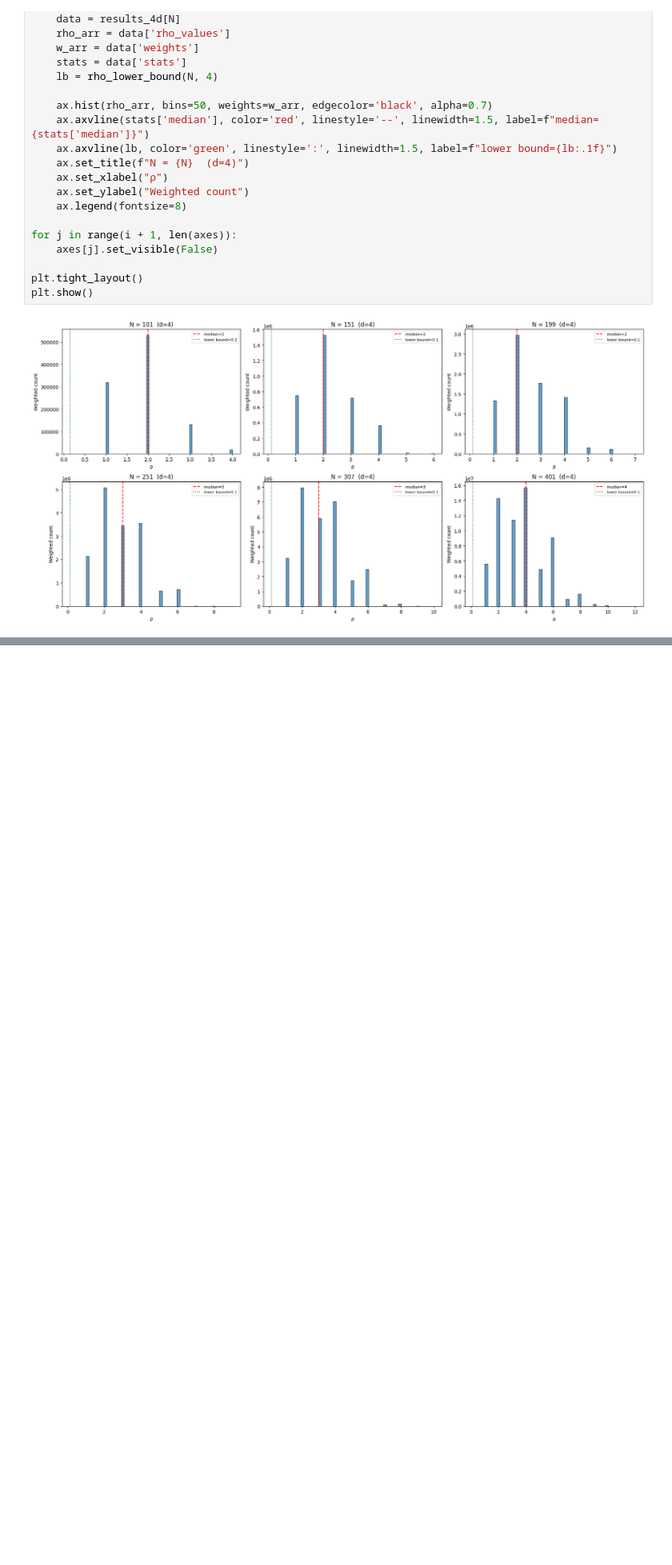
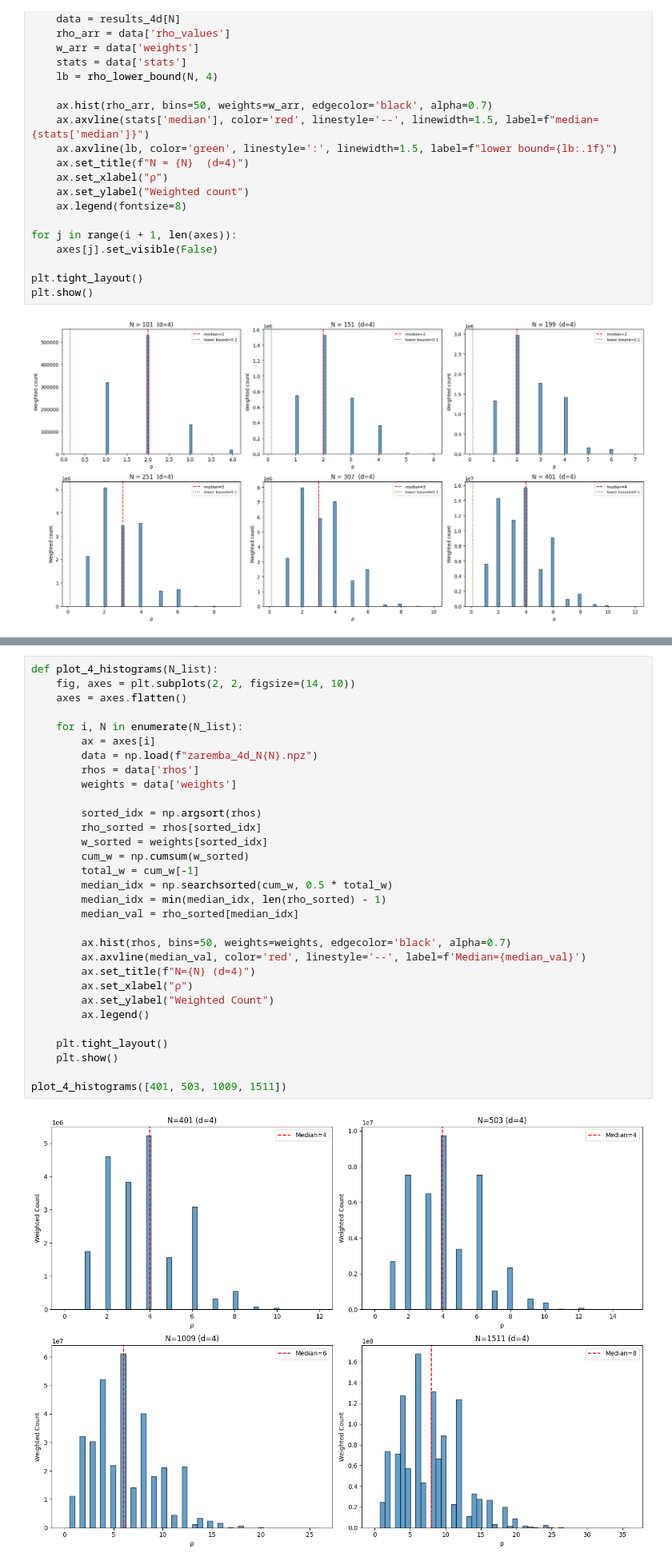
Before and after one commit to Paul-F7/kronecker-project, a Jupyter notebook: phase5.ipynb, the cells around one changed output, grey strips where cells are left out. Shown at 80% size. Saved outputs shown, nothing was run; the diff lists cells and outputs as text; blank space fills up the shorter version.

```diff
--- a/phase5.ipynb
+++ b/phase5.ipynb
@@ -327,0 +514,33 @@ plt.show()
+# %%
+def plot_4_histograms(N_list):
+    fig, axes = plt.subplots(2, 2, figsize=(14, 10))
+    axes = axes.flatten()
+
+    for i, N in enumerate(N_list):
+        ax = axes[i]
+        data = np.load(f"zaremba_4d_N{N}.npz")
+        rhos = data['rhos']
+        weights = data['weights']
+
+        sorted_idx = np.argsort(rhos)
+        rho_sorted = rhos[sorted_idx]
+        w_sorted = weights[sorted_idx]
+        cum_w = np.cumsum(w_sorted)
+        total_w = cum_w[-1]
+        median_idx = np.searchsorted(cum_w, 0.5 * total_w)
+        median_idx = min(median_idx, len(rho_sorted) - 1)
+        median_val = rho_sorted[median_idx]
+
+        ax.hist(rhos, bins=50, weights=weights, edgecolor='black', alpha=0.7)
+        ax.axvline(median_val, color='red', linestyle='--', label=f'Median={median_val}')
+        ax.set_title(f"N={N} (d=4)")
+        ax.set_xlabel("ρ")
+        ax.set_ylabel("Weighted Count")
+        ax.legend()
+
+    plt.tight_layout()
+    plt.show()
+
+plot_4_histograms([401, 503, 1009, 1511])
+# %% [output]
+[figure, added]
```
Also changed, not shown: parts of 8 cells of this notebook, 4 other files.
